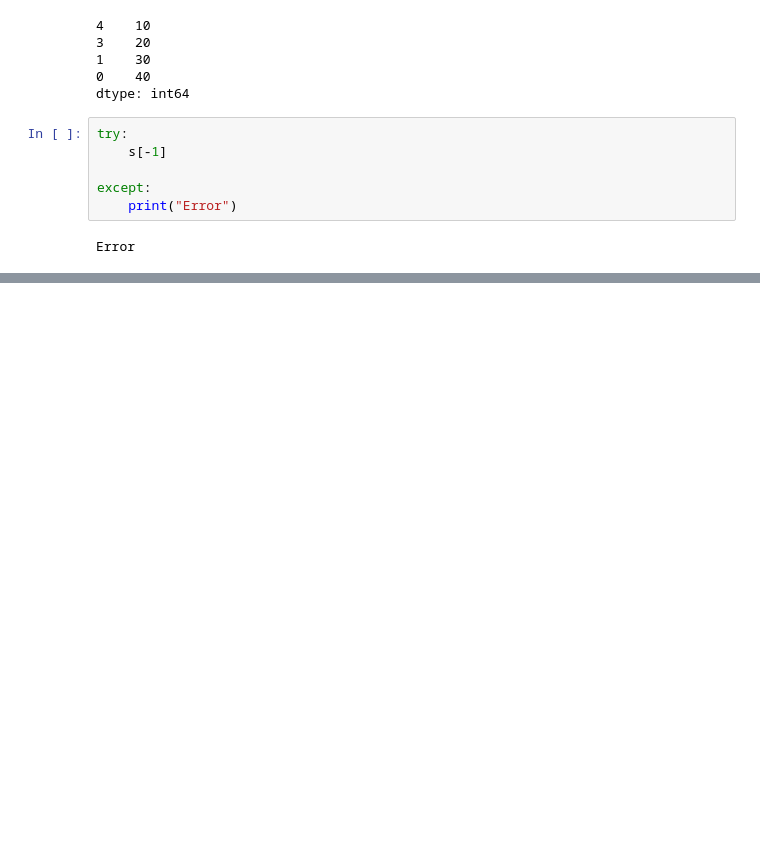
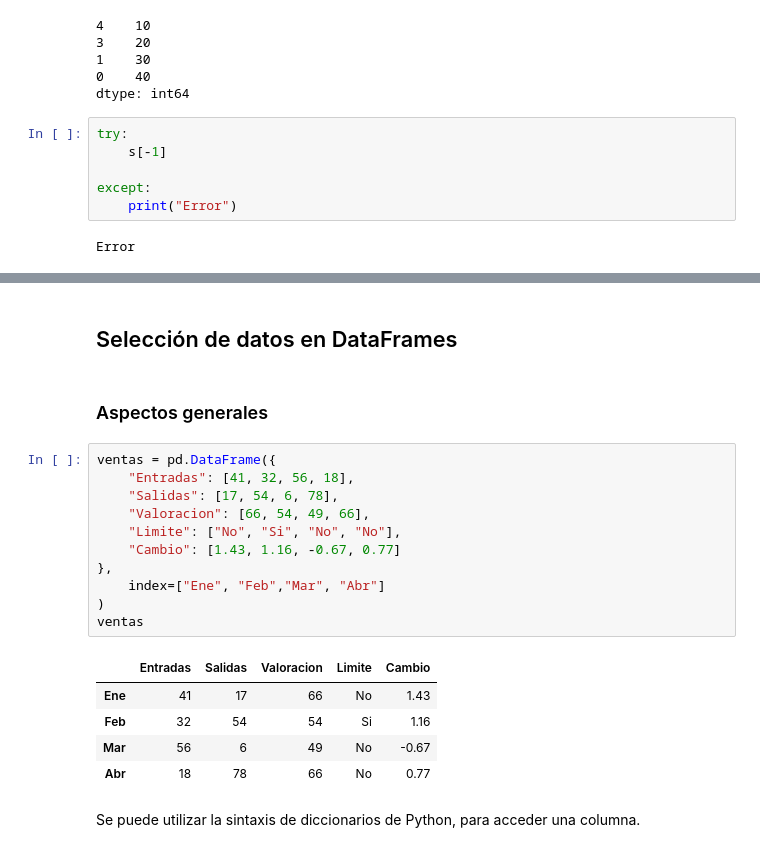
Before and after one commit to DanielMdevlop/PythonDataScience, a Jupyter notebook: Pandas/04Seleccion_Datos.ipynb, the cells around one changed output, grey strips where cells are left out. Drawn from its saved outputs; the diff is of its cells as text; blank space fills up the shorter version.

```diff
--- a/Pandas/04Seleccion_Datos.ipynb
+++ b/Pandas/04Seleccion_Datos.ipynb
@@ -73,0 +479,23 @@ Error
+# %% [markdown]
+## Selección de datos en DataFrames
+# %% [markdown]
+### Aspectos generales
+# %%
+ventas = pd.DataFrame({
+    "Entradas": [41, 32, 56, 18],
+    "Salidas": [17, 54, 6, 78],
+    "Valoracion": [66, 54, 49, 66],
+    "Limite": ["No", "Si", "No", "No"],
+    "Cambio": [1.43, 1.16, -0.67, 0.77]
+},
+    index=["Ene", "Feb","Mar", "Abr"]
+)
+ventas
+# %% [output]
+|  | Entradas | Salidas | Valoracion | Limite | Cambio |
+| Ene | 41 | 17 | 66 | No | 1.43 |
+| Feb | 32 | 54 | 54 | Si | 1.16 |
+| Mar | 56 | 6 | 49 | No | -0.67 |
+| Abr | 18 | 78 | 66 | No | 0.77 |
+# %% [markdown]
+Se puede utilizar la sintaxis de diccionarios de Python, para acceder una columna.
```
Also changed, not shown: parts of 155 cells of this notebook.
